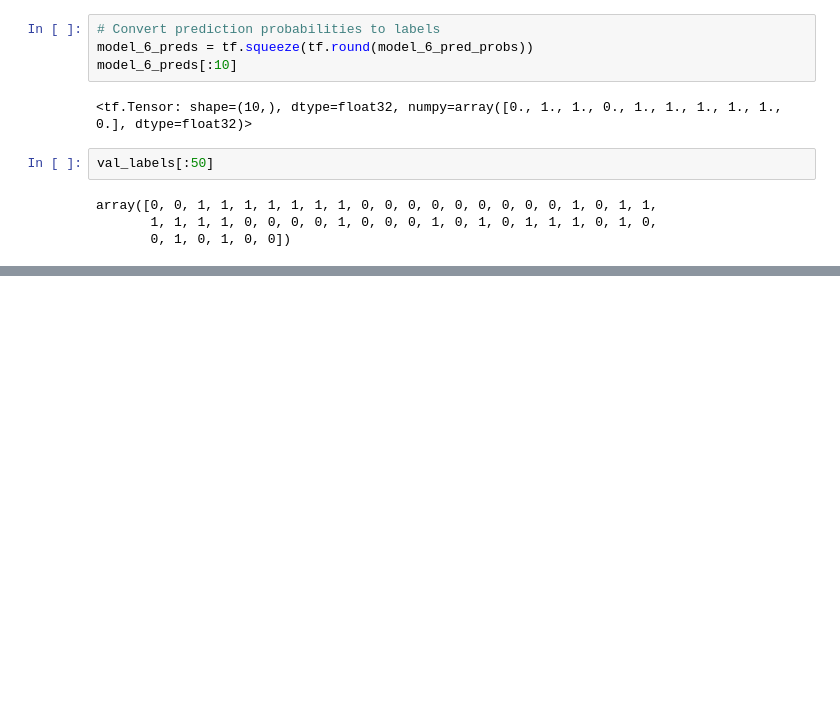
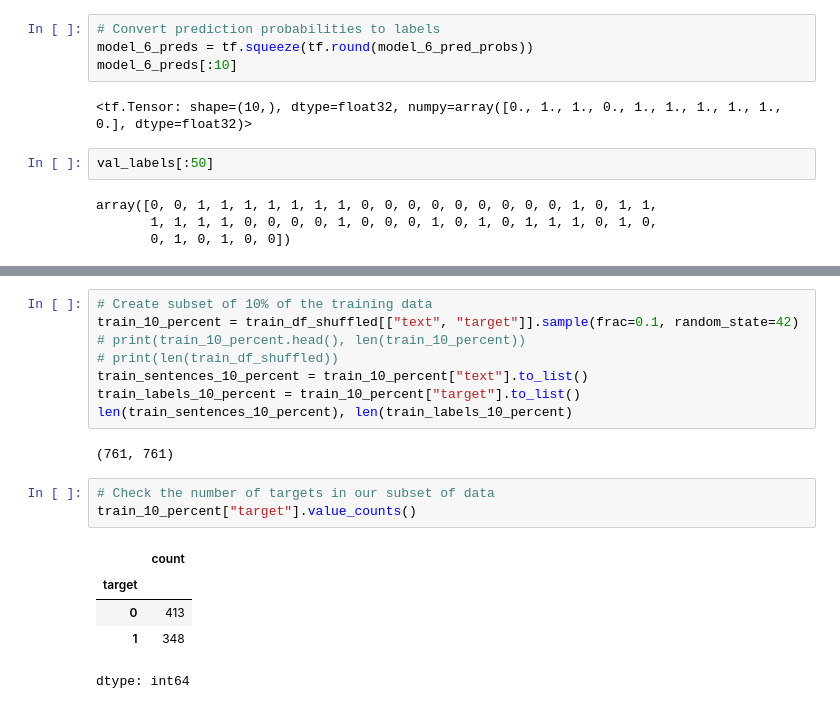
Before and after one commit to masrik-dev/Data-and-information-visualization, a Jupyter notebook: 08_introduction_to_nlp_in_tensorflow.ipynb, the cells around one changed output, grey strips where cells are left out. Cells and saved outputs as stored; diff of their text form; blank space fills up the shorter version.

```diff
--- a/08_introduction_to_nlp_in_tensorflow.ipynb
+++ b/08_introduction_to_nlp_in_tensorflow.ipynb
@@ -1373,0 +1380,19 @@ End 24
+# %%
+# Create subset of 10% of the training data
+train_10_percent = train_df_shuffled[["text", "target"]].sample(frac=0.1, random_state=42)
+# print(train_10_percent.head(), len(train_10_percent))
+# print(len(train_df_shuffled))
+train_sentences_10_percent = train_10_percent["text"].to_list()
+train_labels_10_percent = train_10_percent["target"].to_list()
+len(train_sentences_10_percent), len(train_labels_10_percent)
+# %% [output]
+(761, 761)
+# %%
+# Check the number of targets in our subset of data
+train_10_percent["target"].value_counts()
+# %% [output]
+|  | count |
+| target |  |
+| 0 | 413 |
+| 1 | 348 |
+dtype: int64
```
Also changed, not shown: parts of 35 cells of this notebook.
